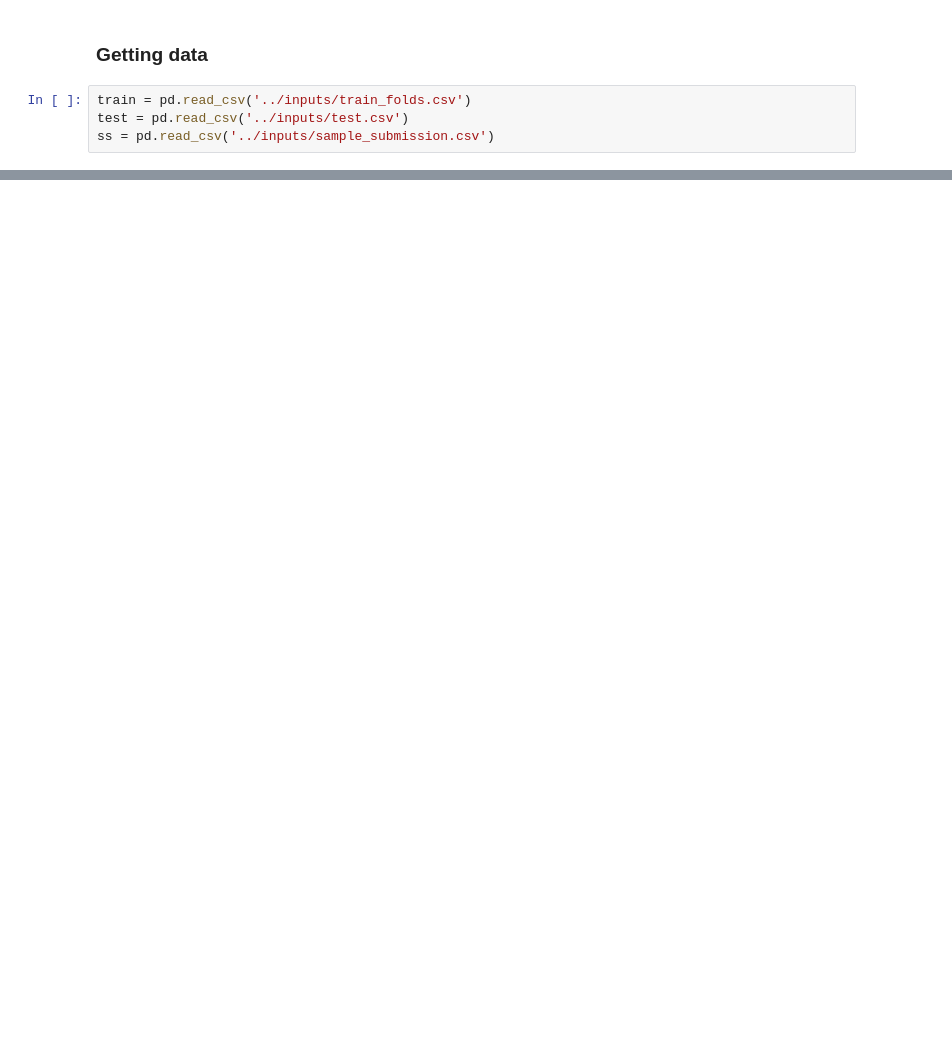
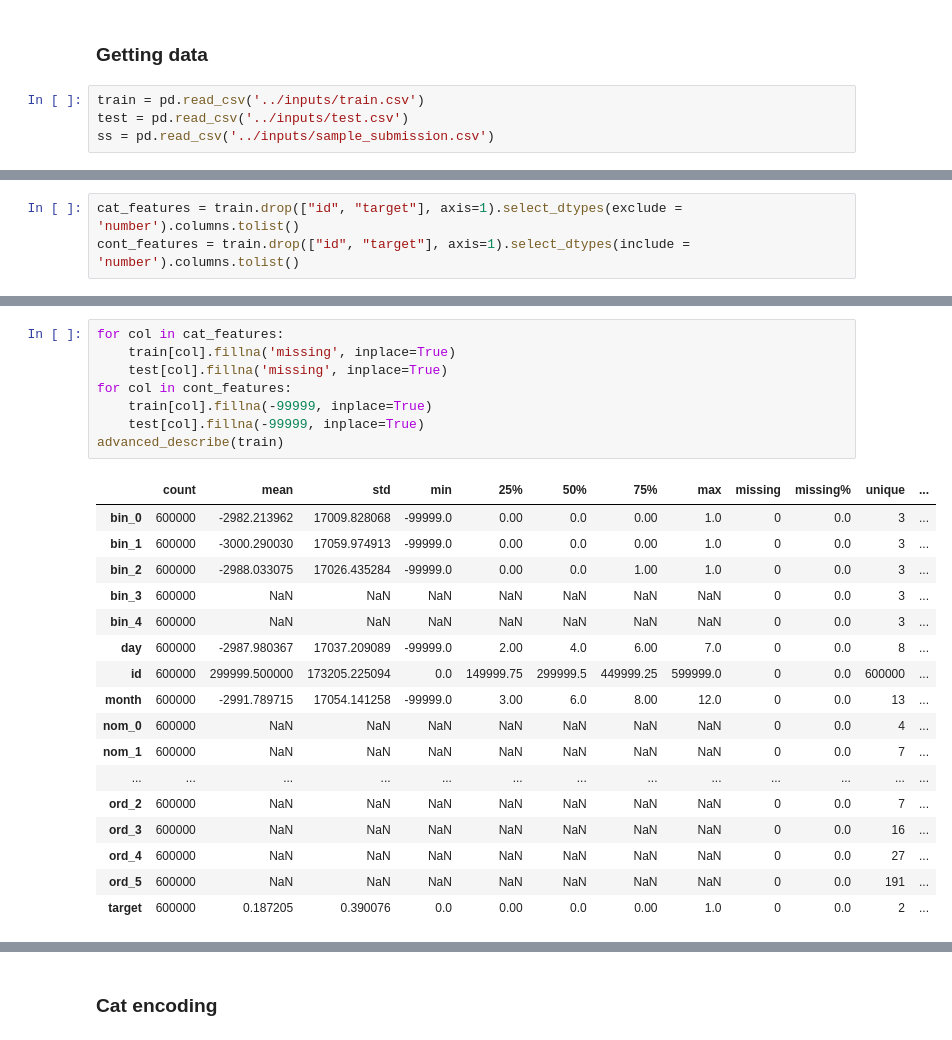
Before and after one commit to Archisman-Roy/Learning, a Jupyter notebook: kaggle/cat-in-the-dat-ii/notebooks/categorical_feature_encoding.ipynb, the cells around one changed output, grey strips where cells are left out. Cells and saved outputs as stored; diff of their text form; blank space fills up the shorter version.

Commit message:
cat encoding

```diff
--- a/kaggle/cat-in-the-dat-ii/notebooks/categorical_feature_encoding.ipynb
+++ b/kaggle/cat-in-the-dat-ii/notebooks/categorical_feature_encoding.ipynb
@@ -27,7 +29,7 @@ time: 884 µs (started: 2021-01-22 07:32:16 +00:00)
 # %% [markdown]
 ### Getting data
 # %%
-train = pd.read_csv('../inputs/train_folds.csv')
+train = pd.read_csv('../inputs/train.csv')
 test = pd.read_csv('../inputs/test.csv')
 ss = pd.read_csv('../inputs/sample_submission.csv')
 # %% [output]
@@ -36,0 +60,3 @@ advanced_describe(train)
+# %%
+cat_features = train.drop(["id", "target"], axis=1).select_dtypes(exclude = 'number').columns.tolist()
+cont_features = train.drop(["id", "target"], axis=1).select_dtypes(include = 'number').columns.tolist()
@@ -36,0 +65,26 @@ advanced_describe(train)
+# %%
+for col in cat_features:
+    train[col].fillna('missing', inplace=True)
+    test[col].fillna('missing', inplace=True)
+for col in cont_features:
+    train[col].fillna(-99999, inplace=True)
+    test[col].fillna(-99999, inplace=True)
+advanced_describe(train)
+# %% [output]
+|  | count | mean | std | min | 25% | 50% | 75% | max | missing | missing% | unique | ... |
+| bin_0 | 600000 | -2982.213962 | 17009.828068 | -99999.0 | 0.00 | 0.0 | 0.00 | 1.0 | 0 | 0.0 | 3 | ... |
+| bin_1 | 600000 | -3000.290030 | 17059.974913 | -99999.0 | 0.00 | 0.0 | 0.00 | 1.0 | 0 | 0.0 | 3 | ... |
+| bin_2 | 600000 | -2988.033075 | 17026.435284 | -99999.0 | 0.00 | 0.0 | 1.00 | 1.0 | 0 | 0.0 | 3 | ... |
+| bin_3 | 600000 | NaN | NaN | NaN | NaN | NaN | NaN | NaN | 0 | 0.0 | 3 | ... |
+| bin_4 | 600000 | NaN | NaN | NaN | NaN | NaN | NaN | NaN | 0 | 0.0 | 3 | ... |
+| day | 600000 | -2987.980367 | 17037.209089 | -99999.0 | 2.00 | 4.0 | 6.00 | 7.0 | 0 | 0.0 | 8 | ... |
+| id | 600000 | 299999.500000 | 173205.225094 | 0.0 | 149999.75 | 299999.5 | 449999.25 | 599999.0 | 0 | 0.0 | 600000 | ... |
+| month | 600000 | -2991.789715 | 17054.141258 | -99999.0 | 3.00 | 6.0 | 8.00 | 12.0 | 0 | 0.0 | 13 | ... |
+| nom_0 | 600000 | NaN | NaN | NaN | NaN | NaN | NaN | NaN | 0 | 0.0 | 4 | ... |
+| nom_1 | 600000 | NaN | NaN | NaN | NaN | NaN | NaN | NaN | 0 | 0.0 | 7 | ... |
+| ... | ... | ... | ... | ... | ... | ... | ... | ... | ... | ... | ... | ... |
+| ord_2 | 600000 | NaN | NaN | NaN | NaN | NaN | NaN | NaN | 0 | 0.0 | 7 | ... |
+| ord_3 | 600000 | NaN | NaN | NaN | NaN | NaN | NaN | NaN | 0 | 0.0 | 16 | ... |
+| ord_4 | 600000 | NaN | NaN | NaN | NaN | NaN | NaN | NaN | 0 | 0.0 | 27 | ... |
+| ord_5 | 600000 | NaN | NaN | NaN | NaN | NaN | NaN | NaN | 0 | 0.0 | 191 | ... |
+| target | 600000 | 0.187205 | 0.390076 | 0.0 | 0.00 | 0.0 | 0.00 | 1.0 | 0 | 0.0 | 2 | ... |
@@ -36,0 +92,2 @@ advanced_describe(train)
+# %% [markdown]
+### Cat encoding
```
Also changed, not shown: parts of 15 cells of this notebook, 5 other files.
